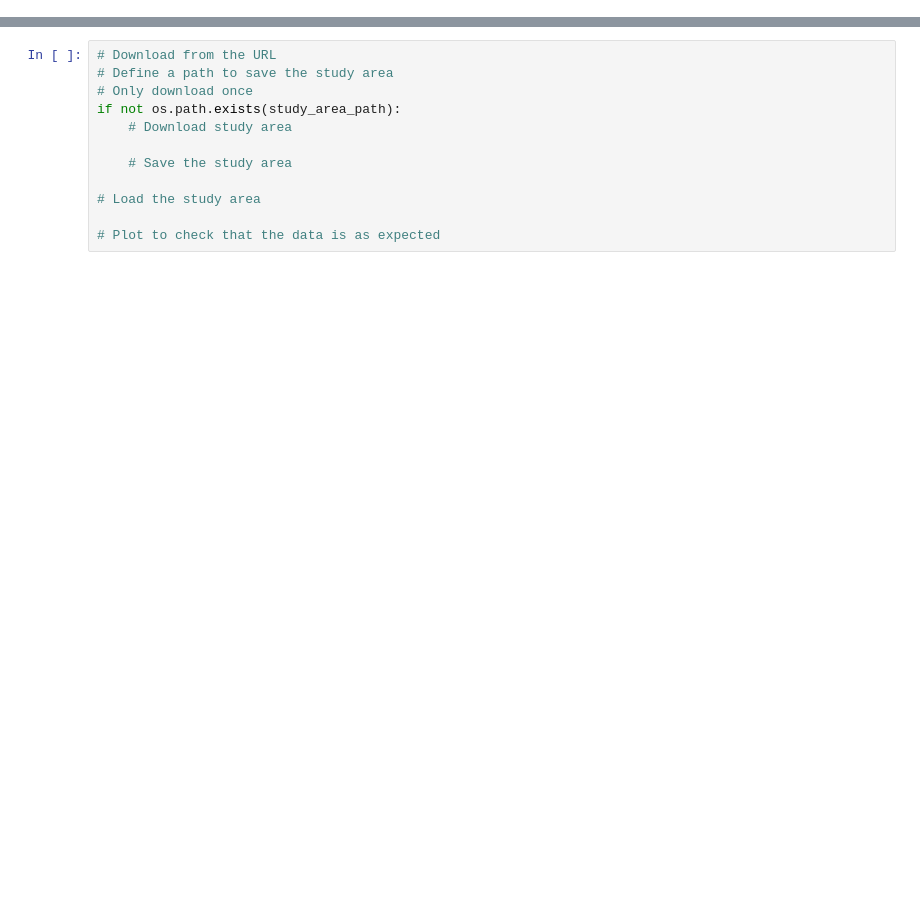
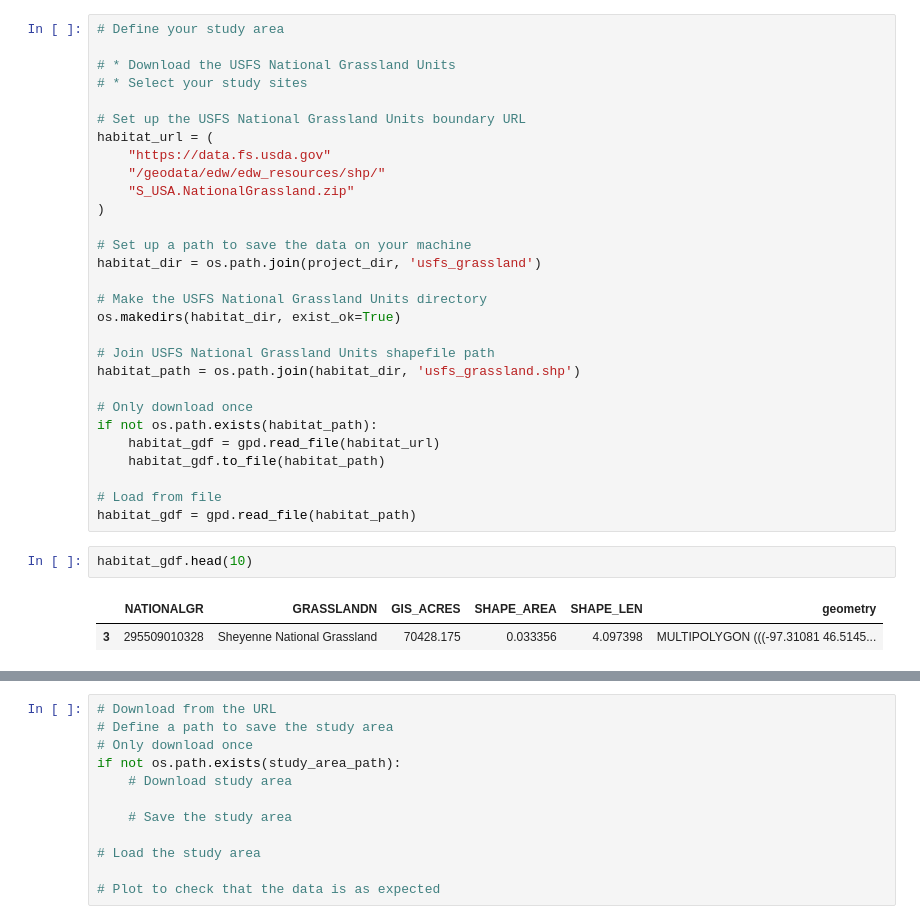
Before and after one commit to ZimmZone/habitat-suitability, a Jupyter notebook: habitat_suitability.ipynb, the cells around one changed output, grey strips where cells are left out. Cells and saved outputs as stored; diff of their text form; blank space fills up the shorter version.

```diff
--- a/habitat_suitability.ipynb
+++ b/habitat_suitability.ipynb
@@ -16,0 +58,34 @@ import
+# %%
+# Define your study area
+
+# * Download the USFS National Grassland Units
+# * Select your study sites
+
+# Set up the USFS National Grassland Units boundary URL
+habitat_url = (
+    "https://data.fs.usda.gov"
+    "/geodata/edw/edw_resources/shp/"
+    "S_USA.NationalGrassland.zip"
+)
+
+# Set up a path to save the data on your machine
+habitat_dir = os.path.join(project_dir, 'usfs_grassland')
+
+# Make the USFS National Grassland Units directory
+os.makedirs(habitat_dir, exist_ok=True)
+
+# Join USFS National Grassland Units shapefile path
+habitat_path = os.path.join(habitat_dir, 'usfs_grassland.shp')
+
+# Only download once
+if not os.path.exists(habitat_path):
+    habitat_gdf = gpd.read_file(habitat_url)
+    habitat_gdf.to_file(habitat_path)
+
+# Load from file
+habitat_gdf = gpd.read_file(habitat_path)
+# %%
+habitat_gdf.head(10)
+# %% [output]
+|  | NATIONALGR | GRASSLANDN | GIS_ACRES | SHAPE_AREA | SHAPE_LEN | geometry |
+| 3 | 295509010328 | Sheyenne National Grassland | 70428.175 | 0.033356 | 4.097398 | MULTIPOLYGON (((-97.31081 46.5145... |
```
Also changed, not shown: parts of 18 cells of this notebook.
